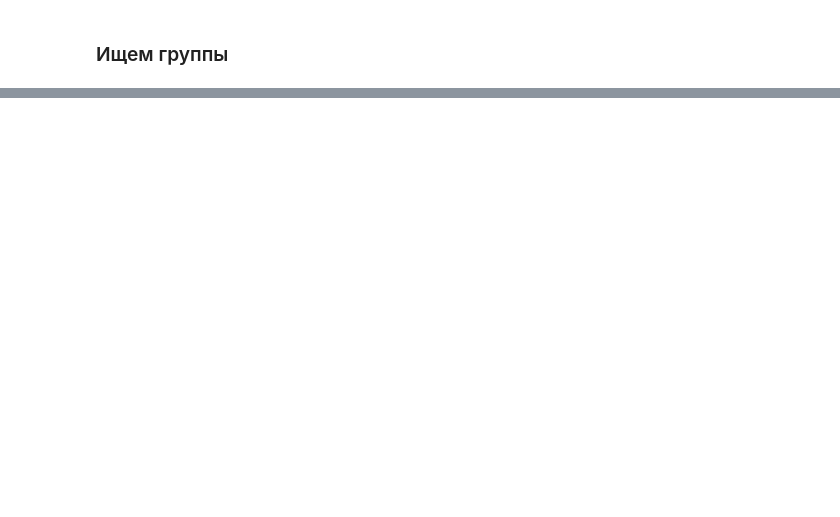
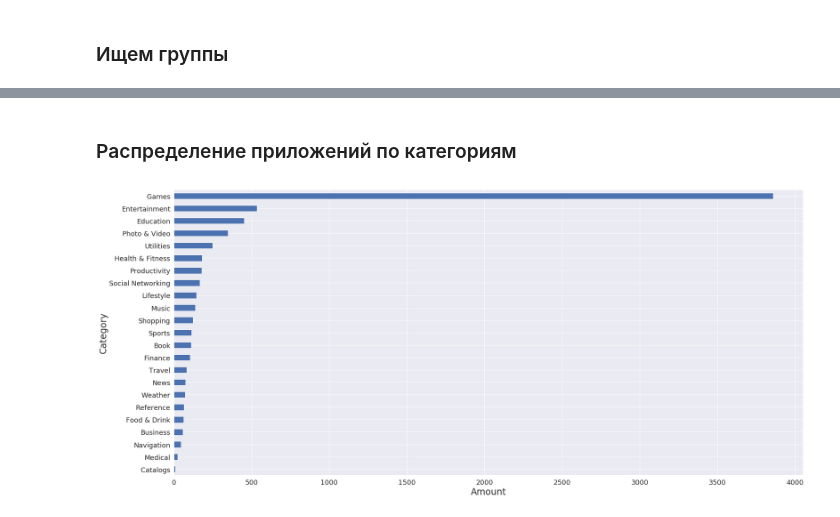
Before and after one commit to GHopperMSK/lmsu-homework, a Jupyter notebook: eda-app-store/eda-app-store.ipynb, the cells around one changed output, grey strips where cells are left out. Cells and saved outputs as stored; diff of their text form; code cells hidden in the pictures; blank space fills up the shorter version.

```diff
--- a/eda-app-store/eda-app-store.ipynb
+++ b/eda-app-store/eda-app-store.ipynb
@@ -173,0 +199,13 @@ plt.show()
+# %% [markdown]
+### Распределение приложений по категориям
+# %%
+fig = plt.gcf()
+fig.set_size_inches(30,14)
+appStoreData.groupby(['prime_genre'])['track_name'].count().sort_values().plot(kind='barh', legend = False)
+plt.xlabel('Amount', fontsize=24)
+plt.ylabel('Category', fontsize=24)
+plt.xticks(fontsize=18, rotation=0)
+plt.yticks(fontsize=18, rotation=0)
+plt.show()
+# %% [output]
+[figure, added]
```
Also changed, not shown: parts of 16 cells of this notebook, 2 other files.
